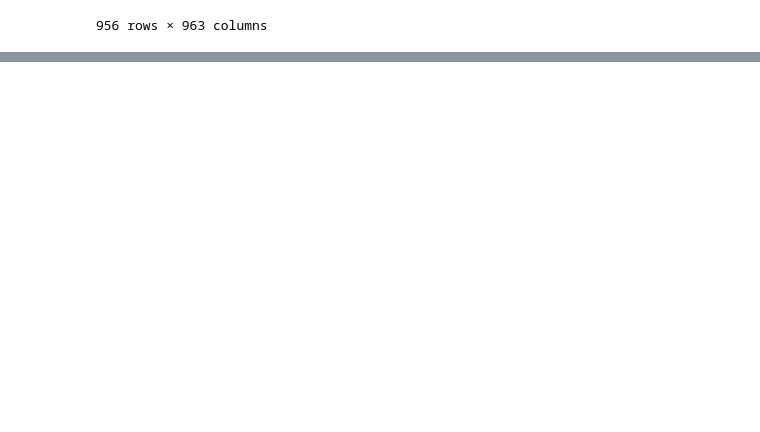
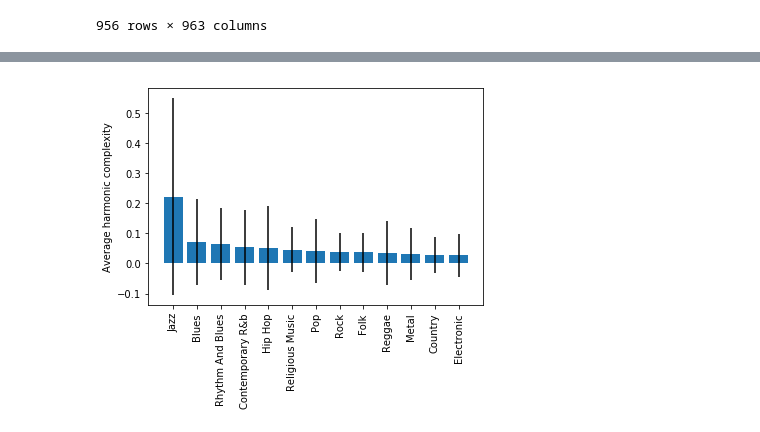
Before and after one commit to CSantiStSup/Digital_Musicology, a Jupyter notebook: chord_bigrams.ipynb, the cells around one changed output, grey strips where cells are left out. Saved outputs shown, nothing was run; the diff lists cells and outputs as text; code cells hidden in the pictures; blank space fills up the shorter version.

```diff
--- a/chord_bigrams.ipynb
+++ b/chord_bigrams.ipynb
@@ -276,0 +401,8 @@ len(set(df_bg.second_chord.unique()).union(set(df_bg.first_chord.unique())))
+# %%
+sorted_avg_harmonic_complexity_4 = df.groupby("Genre").harmonic_complexity_4.mean().sort_values(ascending=False)
+plt.bar(np.arange(df.Genre.nunique()), sorted_avg_harmonic_complexity_4, yerr=df.groupby("Genre").harmonic_complexity_4.std()[sorted_avg_harmonic_complexity_4.keys()])
+plt.xticks(np.arange(df.Genre.nunique()), sorted_avg_harmonic_complexity_4.keys(), rotation=90)
+plt.ylabel("Average harmonic complexity")
+plt.show()
+# %% [output]
+[figure, added]
```
Also changed, not shown: parts of 35 cells of this notebook, 1 other file.
